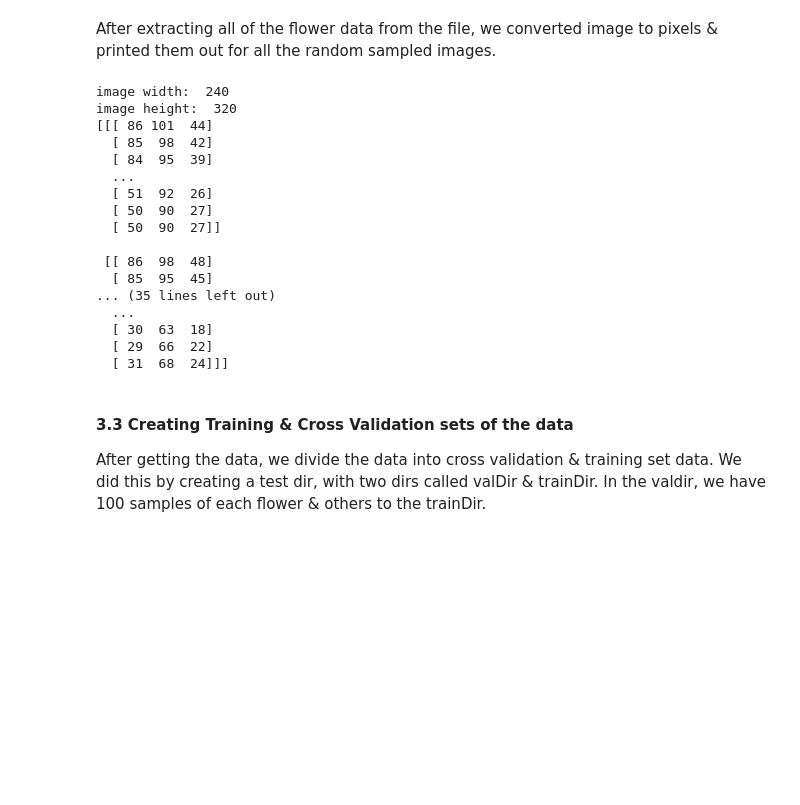
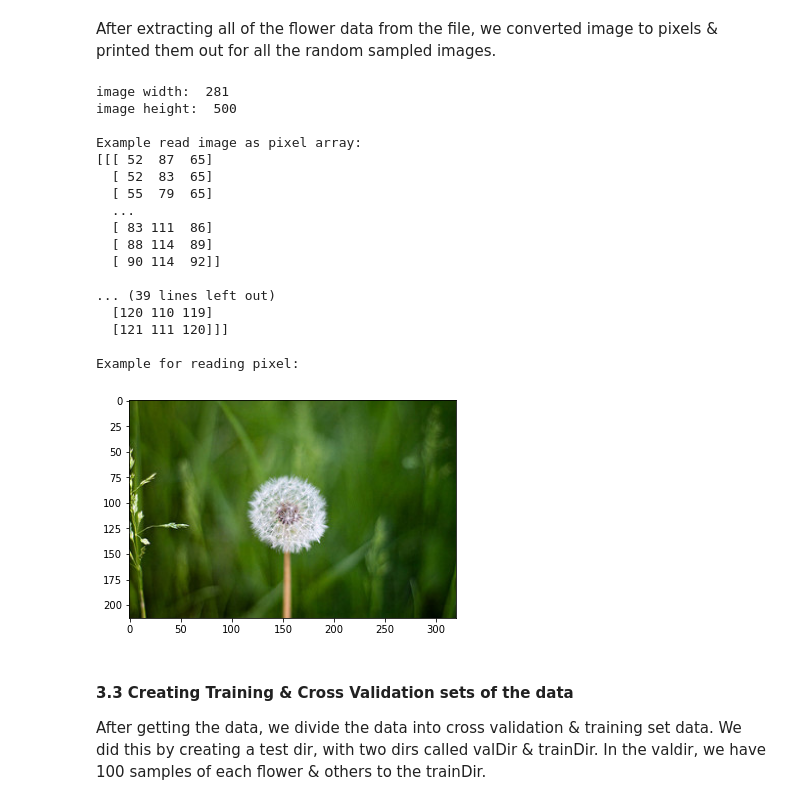
Before and after one commit to Leianna/MLProject, a Jupyter notebook: MLFinalPJ.ipynb, the cells around one changed output. Saved outputs shown, nothing was run; the diff lists cells and outputs as text; code cells hidden in the pictures; blank space fills up the shorter version.

```diff
--- a/MLFinalPJ.ipynb
+++ b/MLFinalPJ.ipynb
@@ -140,47 +144,51 @@ After extracting all of the flower data from the file, we converted image to pix
 # %%
 # convert image to pixels, print the pixels
 def convert_pix_matrix(imageUrl):
-    pix_val = imread(imageUrl)
+    i = Image.open(imageUrl)
+    pix_val = np.asarray(i)
     return pix_val
 
 def heightWidth(imageUrl,heightWidth):
     im = Image.open(imageUrl)
     h, w = im.size
     if (heightWidth == "width"):
         return w
     else:
         return h
 
 # first example from rand sample
 print("image width: ", heightWidth(RanSamples[0],"width"))
 print("image height: ", heightWidth(RanSamples[0],"height"))
+print("\nExample read image as pixel array: ")
 print(convert_pix_matrix(RanSamples[0]))
 
 # read the pixels and conver back to image
 def readPixel(pixel):
-    img = Image.fromarray(pixel)
-    img.save('readPxielExample.png')
-    img.show()
+    plt.imshow(pixel)
+    plt.show()
 
+# second example from rand sample
+print("\nExample for reading pixel: ")
 readPixel(convert_pix_matrix(RanSamples[1]))
 # %% [output]
-image width:  240
-image height:  320
-[[[ 86 101  44]
-  [ 85  98  42]
-  [ 84  95  39]
+image width:  281
+image height:  500
+
+Example read image as pixel array:
+[[[ 52  87  65]
+  [ 52  83  65]
+  [ 55  79  65]
   ...
-  [ 51  92  26]
-  [ 50  90  27]
-  [ 50  90  27]]
+  [ 83 111  86]
+  [ 88 114  89]
+  [ 90 114  92]]
 
- [[ 86  98  48]
-  [ 85  95  45]
-... (35 lines left out)
-  ...
-  [ 30  63  18]
-  [ 29  66  22]
-  [ 31  68  24]]]
+... (39 lines left out)
+  [120 110 119]
+  [121 111 120]]]
+
+Example for reading pixel:
+[figure, added]
 # %% [markdown]
 #### 3.3 Creating Training & Cross Validation sets of the data
 
```
Also changed, not shown: parts of 11 cells of this notebook.
